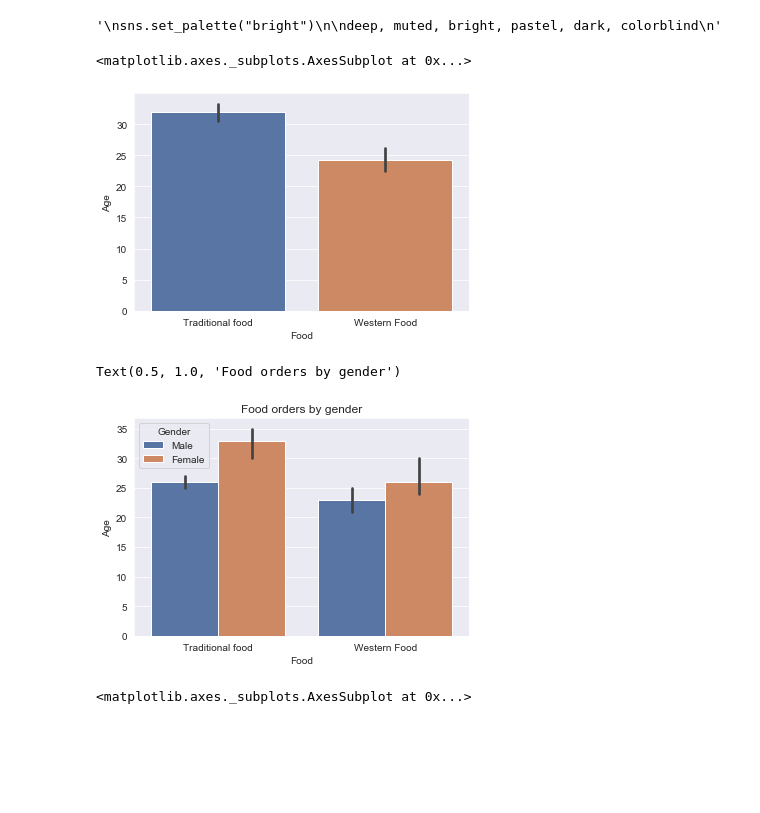
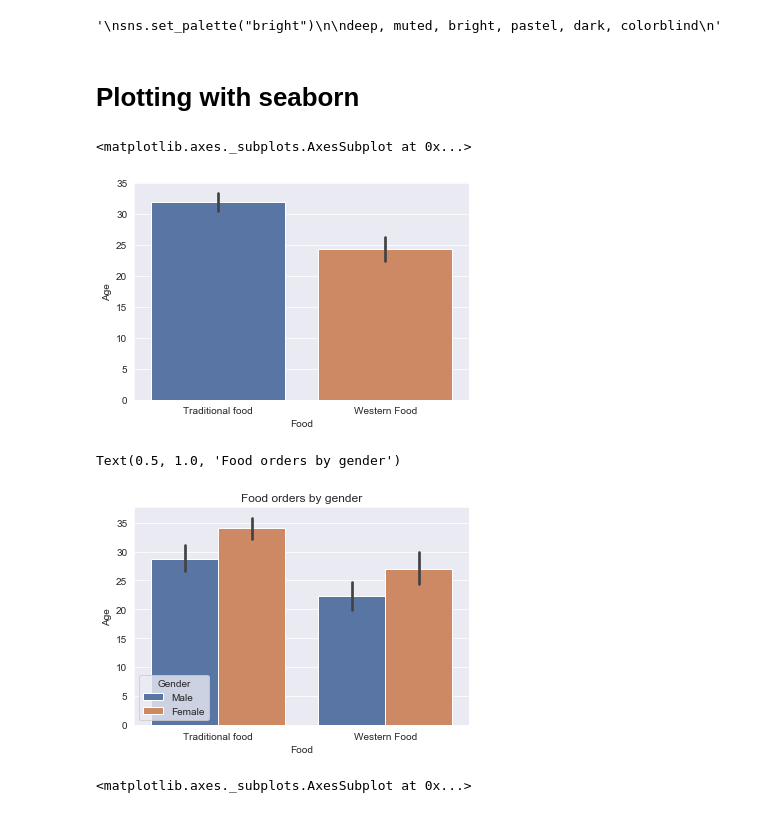
Before and after one commit to patricrp/pandasbasics, a Jupyter notebook: Visualization/Medium/Data Visualization con pandas y seaborn.ipynb, the cells around one changed output. Cells and saved outputs as stored; diff of their text form; code cells hidden in the pictures; blank space fills up the shorter version.

Commit message:
Visualization with seaborn ready

```diff
--- a/Visualization/Medium/Data Visualization con pandas y seaborn.ipynb
+++ b/Visualization/Medium/Data Visualization con pandas y seaborn.ipynb
@@ -13,3 +15,8 @@ df.head()
 | 2 | 2019/05/07 3:00:05 PM GMT+8 | FPS003 | Male | Indian | 31 | Western Food | Fresh Juice | Maybe |
 | 3 | 2019/05/07 3:00:11 PM GMT+8 | FPS004 | Female | Indian | 25 | Traditional food | Fresh Juice | Maybe |
 | 4 | 2019/05/07 3:02:50 PM GMT+8 | FPS005 | Male | Indian | 27 | Traditional food | Fresh Juice | Maybe |
+# %%
+df['Date'] = pd.to_datetime(df['Timestamp'])
+# %%
+df['Day'] = df.Date.dt.day
+df.head()
@@ -68,20 +84,23 @@ deep, muted, bright, pastel, dark, colorblind
 '''
 # %% [output]
 '\nsns.set_palette("bright")\n\ndeep, muted, bright, pastel, dark, colorblind\n'
+# %% [markdown]
+# Plotting with seaborn
 # %%
 #Set style
 sns.set_style("darkgrid")
 sns.set_palette('deep')
 # %%
+#Basic barplot food by age
 sns.barplot(x='Food', y='Age', data=df)
 # %% [output]
 <matplotlib.axes._subplots.AxesSubplot at 0x...>
-[figure, old version]
+[figure, new version]
 # %%
-#Using hue to agreggate by gender and estimator to change the aggregate to median
-ax = sns.barplot(x='Food', y='Age', hue='Gender', data=df, estimator=np.median)
+#Using hue to agreggate by gender and ci could be change from mean to sd
+ax = sns.barplot(x='Food', y='Age', hue='Gender', data=df)
 plt.title('Food orders by gender')
 # %% [output]
 Text(0.5, 1.0, 'Food orders by gender')
-[figure, old version]
+[figure, new version]
 # %%
```
Also changed, not shown: parts of 17 cells of this notebook.
